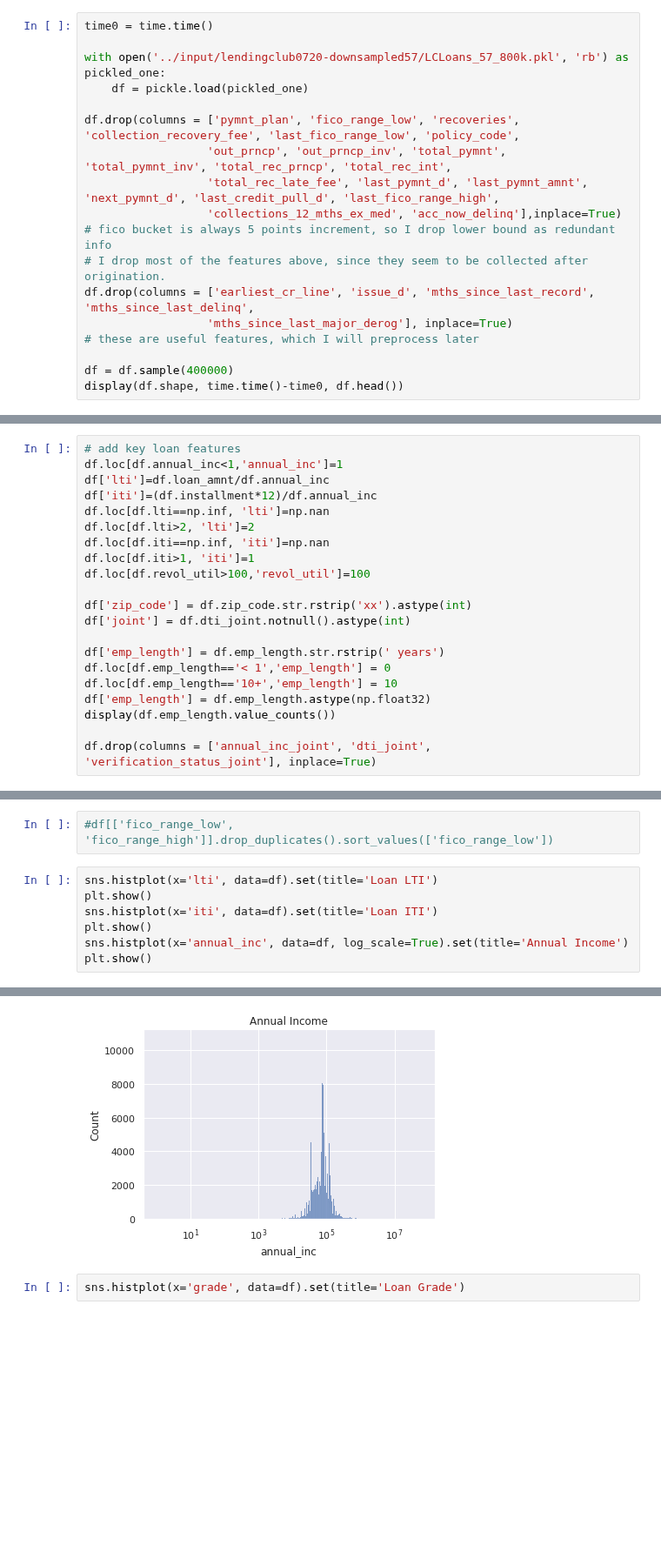
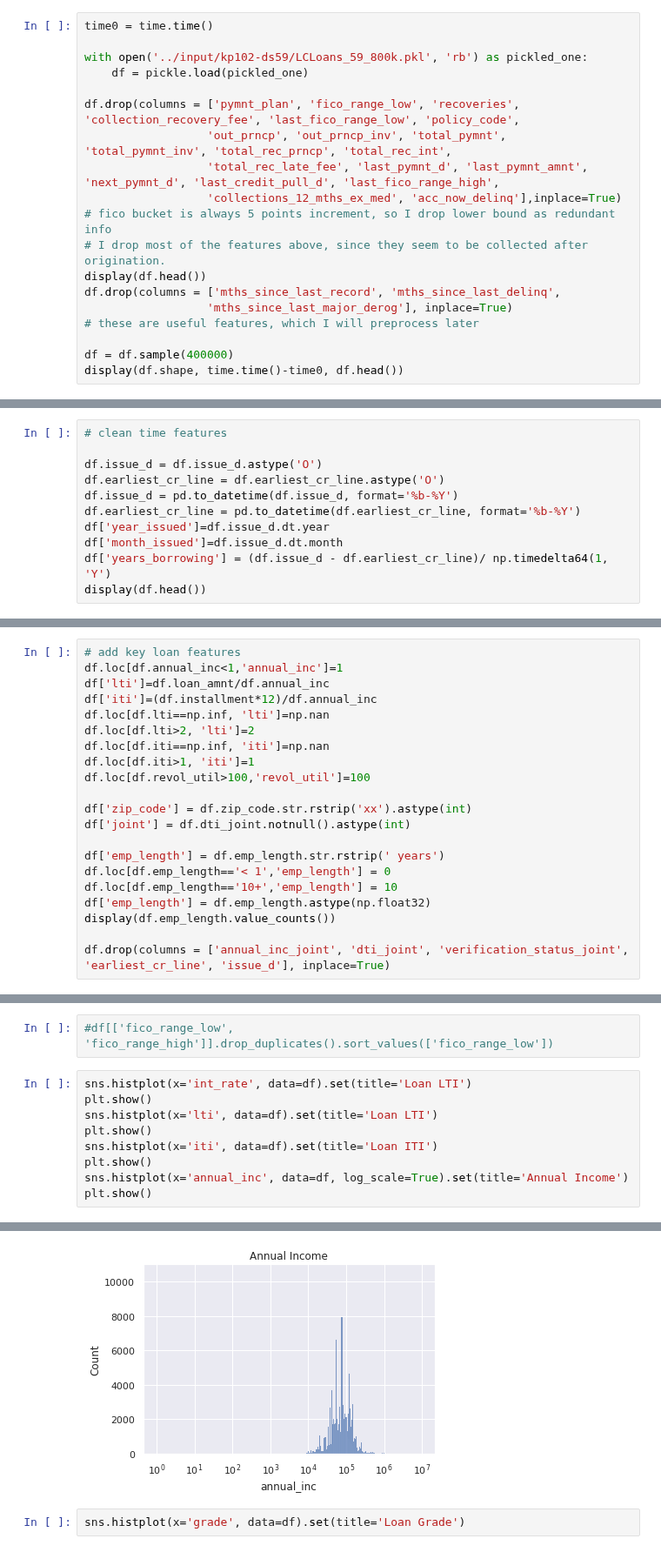
Before and after one commit to MykolaPinchuk/KaggleProjects, a Jupyter notebook: kp102-lc-loaddef.ipynb, the cells around one changed output, grey strips where cells are left out. Shown at 87% size. Saved outputs shown, nothing was run; the diff lists cells and outputs as text; blank space fills up the shorter version.

Commit message:
Kaggle Notebook | KP102_LC_LoadDef | Version 7, added time features

```diff
--- a/kp102-lc-loaddef.ipynb
+++ b/kp102-lc-loaddef.ipynb
@@ -74,7 +74,7 @@ class CrossFoldEncoder:
 # %%
 time0 = time.time()
 
-with open('../input/lendingclub0720-downsampled57/LCLoans_57_800k.pkl', 'rb') as pickled_one:
+with open('../input/kp102-ds59/LCLoans_59_800k.pkl', 'rb') as pickled_one:
     df = pickle.load(pickled_one)
 
 df.drop(columns = ['pymnt_plan', 'fico_range_low', 'recoveries', 'collection_recovery_fee', 'last_fico_range_low', 'policy_code',
@@ -83,7 +83,8 @@ df.drop(columns = ['pymnt_plan', 'fico_range_low', 'recoveries', 'collection_rec
                   'collections_12_mths_ex_med', 'acc_now_delinq'],inplace=True)
 # fico bucket is always 5 points increment, so I drop lower bound as redundant info
 # I drop most of the features above, since they seem to be collected after origination.
-df.drop(columns = ['earliest_cr_line', 'issue_d', 'mths_since_last_record', 'mths_since_last_delinq',
+display(df.head())
+df.drop(columns = ['mths_since_last_record', 'mths_since_last_delinq',
                   'mths_since_last_major_derog'], inplace=True)
 # these are useful features, which I will preprocess later
 
@@ -101,0 +110,11 @@ display(df.shape, time.time()-time0, df.head())
+# %%
+# clean time features
+
+df.issue_d = df.issue_d.astype('O')
+df.earliest_cr_line = df.earliest_cr_line.astype('O')
+df.issue_d = pd.to_datetime(df.issue_d, format='%b-%Y')
+df.earliest_cr_line = pd.to_datetime(df.earliest_cr_line, format='%b-%Y')
+df['year_issued']=df.issue_d.dt.year
+df['month_issued']=df.issue_d.dt.month
+df['years_borrowing'] = (df.issue_d - df.earliest_cr_line)/ np.timedelta64(1, 'Y')
+display(df.head())
@@ -171,5 +198,5 @@ df.loc[df.emp_length=='10+','emp_length'] = 10
 df['emp_length'] = df.emp_length.astype(np.float32)
 display(df.emp_length.value_counts())
 
-df.drop(columns = ['annual_inc_joint', 'dti_joint', 'verification_status_joint'], inplace=True)
+df.drop(columns = ['annual_inc_joint', 'dti_joint', 'verification_status_joint', 'earliest_cr_line', 'issue_d'], inplace=True)
 # %% [output]
@@ -265,6 +292,8 @@ Name: delinq_2yrs, dtype: float64
 # %%
 #df[['fico_range_low', 'fico_range_high']].drop_duplicates().sort_values(['fico_range_low'])
 # %%
+sns.histplot(x='int_rate', data=df).set(title='Loan LTI')
+plt.show()
 sns.histplot(x='lti', data=df).set(title='Loan LTI')
 plt.show()
 sns.histplot(x='iti', data=df).set(title='Loan ITI')
@@ -276,5 +305,5 @@ plt.show()
 [figure]
-[figure, old version]
+[figure, new version]
 # %%
 sns.histplot(x='grade', data=df).set(title='Loan Grade')
 # %% [output]
```
Also changed, not shown: parts of 18 cells of this notebook.
